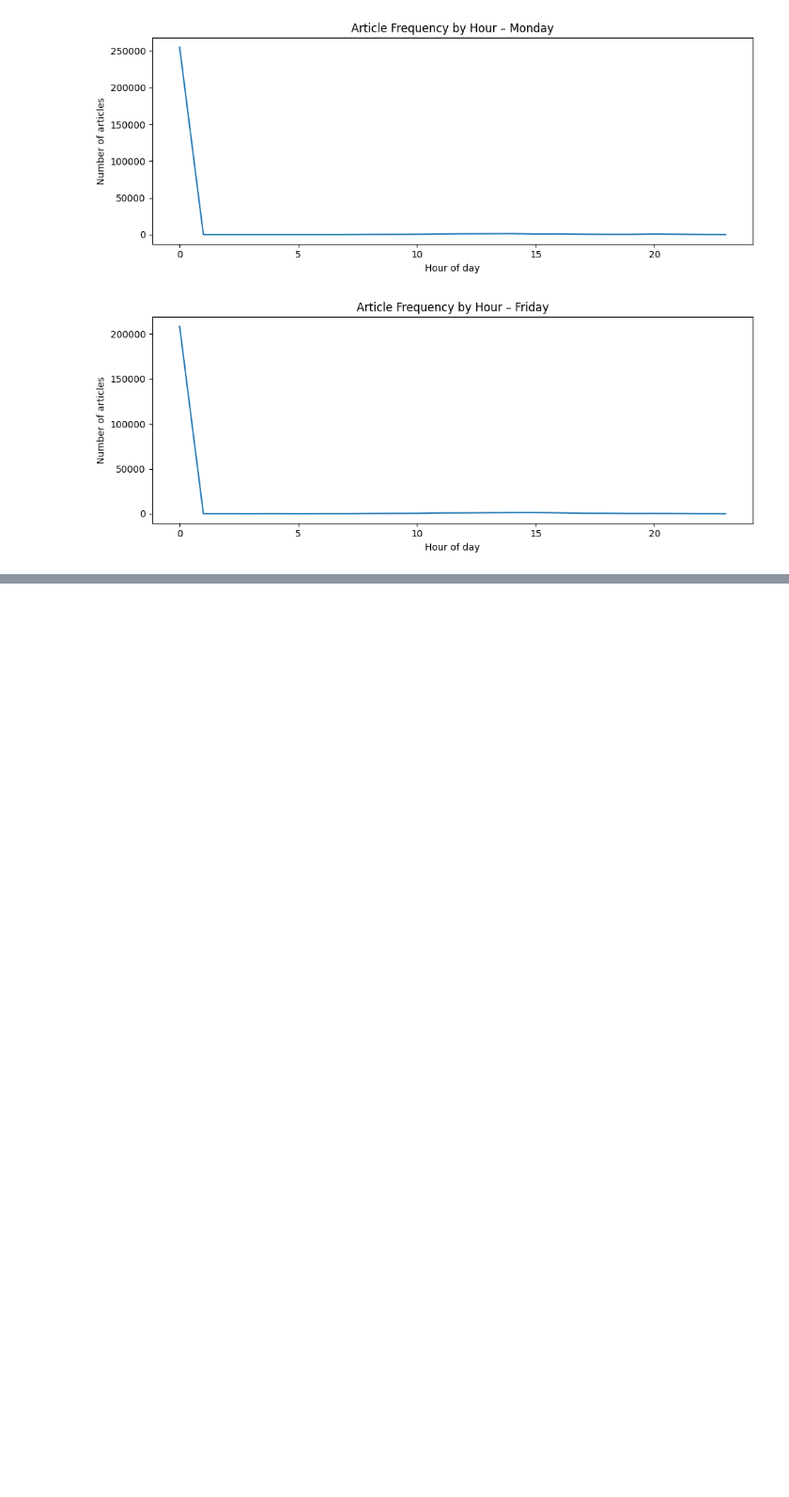
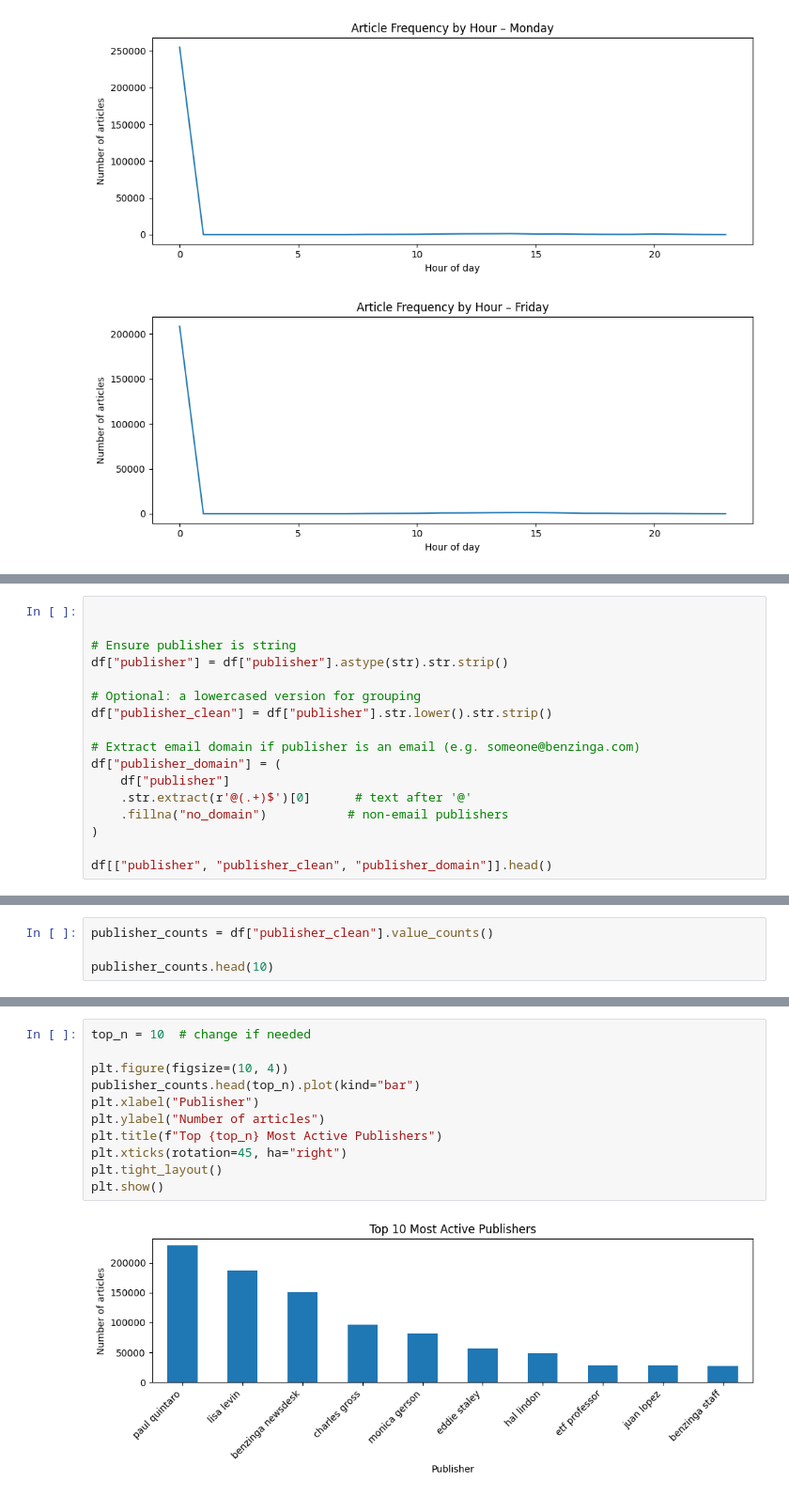
Before and after one commit to Filimon-H/Predicting-Price-Moves-with-News-Sentiment, a Jupyter notebook: notebooks/News_EDA.ipynb, the cells around one changed output, grey strips where cells are left out. Shown at 94% size. Drawn from its saved outputs; the diff is of its cells as text; blank space fills up the shorter version.

Commit message:
Publisher Analysis:

```diff
--- a/notebooks/News_EDA.ipynb
+++ b/notebooks/News_EDA.ipynb
@@ -509,0 +514,17 @@ for day in ["Monday", "Friday"]:
+# %%
+
+
+# Ensure publisher is string
+df["publisher"] = df["publisher"].astype(str).str.strip()
+
+# Optional: a lowercased version for grouping
+df["publisher_clean"] = df["publisher"].str.lower().str.strip()
+
+# Extract email domain if publisher is an email (e.g. someone@benzinga.com)
+df["publisher_domain"] = (
+    df["publisher"]
+    .str.extract(r'@(.+)$')[0]      # text after '@'
+    .fillna("no_domain")           # non-email publishers
+)
+
+df[["publisher", "publisher_clean", "publisher_domain"]].head()
@@ -509,0 +540,4 @@ for day in ["Monday", "Friday"]:
+# %%
+publisher_counts = df["publisher_clean"].value_counts()
+
+publisher_counts.head(10)
@@ -509,0 +557,13 @@ for day in ["Monday", "Friday"]:
+# %%
+top_n = 10  # change if needed
+
+plt.figure(figsize=(10, 4))
+publisher_counts.head(top_n).plot(kind="bar")
+plt.xlabel("Publisher")
+plt.ylabel("Number of articles")
+plt.title(f"Top {top_n} Most Active Publishers")
+plt.xticks(rotation=45, ha="right")
+plt.tight_layout()
+plt.show()
+# %% [output]
+[figure, added]
```
Also changed, not shown: parts of 12 cells of this notebook.
